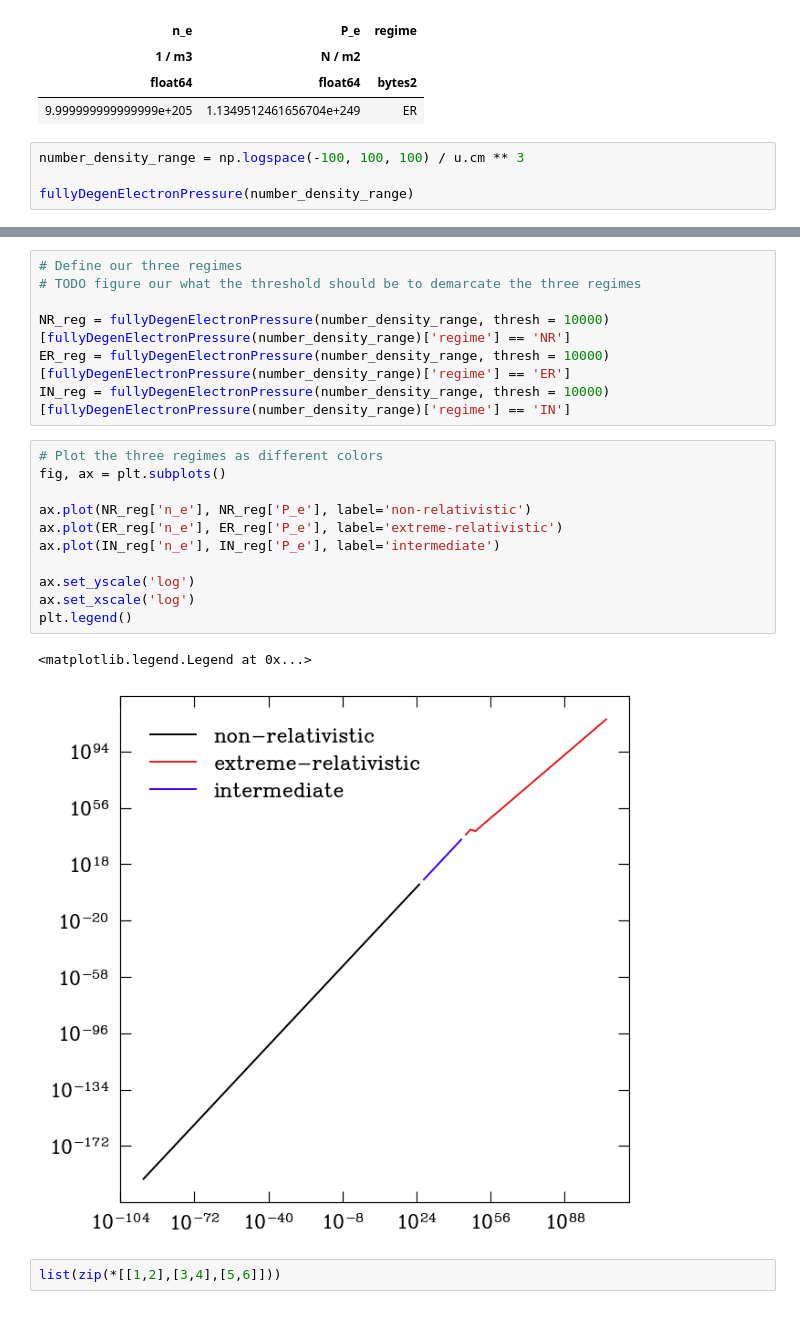
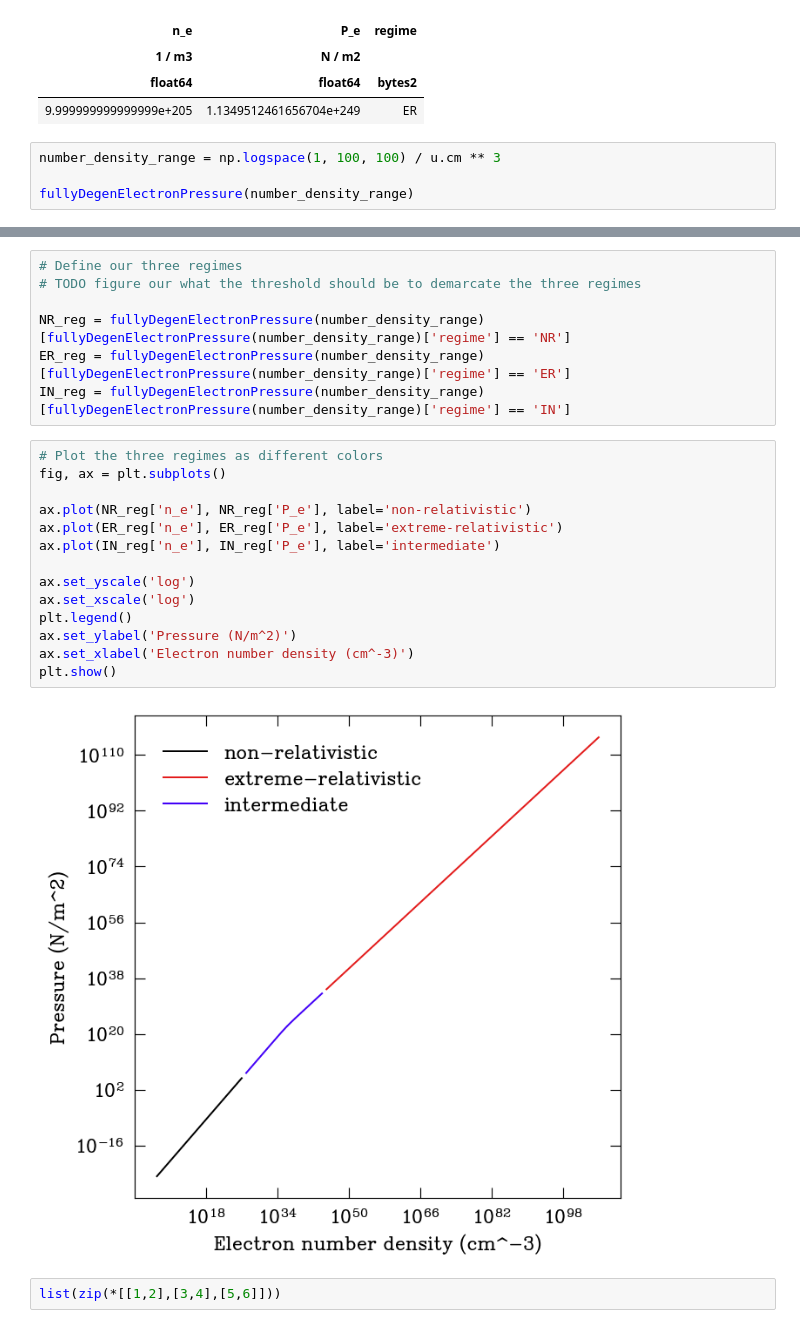
Before and after one commit to EricMullerAU/Stars-Project, a Jupyter notebook: Jason_crap/rel_start.ipynb, the cells around one changed output, grey strips where cells are left out. Drawn from its saved outputs; the diff is of its cells as text.

Commit message:
Fixed electron pressure code Added calc for demarcation point

```diff
--- a/Jason_crap/rel_start.ipynb
+++ b/Jason_crap/rel_start.ipynb
@@ -201,7 +203,7 @@ QTable length=1
 | float64 | float64 | bytes2 |
 | 9.999999999999999e+205 | 1.1349512461656704e+249 | ER |
 # %%
-number_density_range = np.logspace(-100, 100, 100) / u.cm ** 3
+number_density_range = np.logspace(1, 100, 100) / u.cm ** 3
 
 fullyDegenElectronPressure(number_density_range)
 # %% [output]
@@ -229,23 +231,25 @@ QTable length=100
 # Define our three regimes
 # TODO figure our what the threshold should be to demarcate the three regimes
 
-NR_reg = fullyDegenElectronPressure(number_density_range, thresh = 10000)[fullyDegenElectronPressure(number_density_range)['regime'] == 'NR']
-ER_reg = fullyDegenElectronPressure(number_density_range, thresh = 10000)[fullyDegenElectronPressure(number_density_range)['regime'] == 'ER']
-IN_reg = fullyDegenElectronPressure(number_density_range, thresh = 10000)[fullyDegenElectronPressure(number_density_range)['regime'] == 'IN']
+NR_reg = fullyDegenElectronPressure(number_density_range)[fullyDegenElectronPressure(number_density_range)['regime'] == 'NR']
+ER_reg = fullyDegenElectronPressure(number_density_range)[fullyDegenElectronPressure(number_density_range)['regime'] == 'ER']
+IN_reg = fullyDegenElectronPressure(number_density_range)[fullyDegenElectronPressure(number_density_range)['regime'] == 'IN']
 # %%
 # Plot the three regimes as different colors
 fig, ax = plt.subplots()
 
 ax.plot(NR_reg['n_e'], NR_reg['P_e'], label='non-relativistic')
 ax.plot(ER_reg['n_e'], ER_reg['P_e'], label='extreme-relativistic')
 ax.plot(IN_reg['n_e'], IN_reg['P_e'], label='intermediate')
 
 ax.set_yscale('log')
 ax.set_xscale('log')
 plt.legend()
+ax.set_ylabel('Pressure (N/m^2)')
+ax.set_xlabel('Electron number density (cm^-3)')
+plt.show()
 # %% [output]
-<matplotlib.legend.Legend at 0x...>
-[figure, old version]
+[figure, new version]
 # %%
 list(zip(*[[1,2],[3,4],[5,6]]))
 # %% [output]
```
Also changed, not shown: parts of 5 cells of this notebook, 1 other file.
